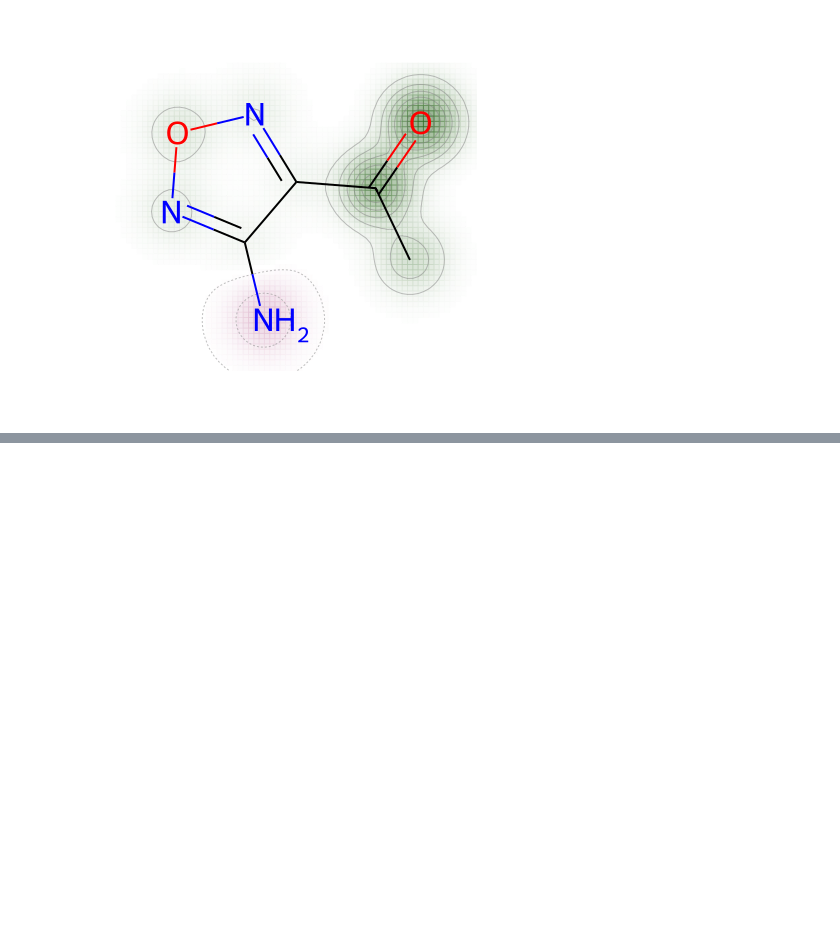
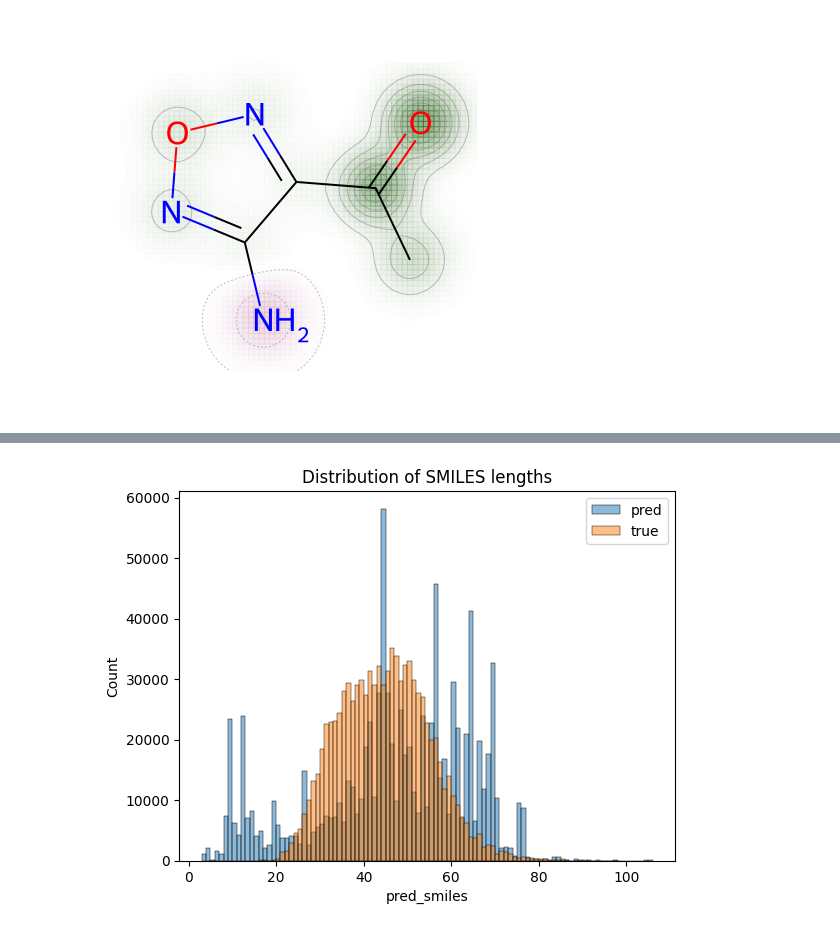
Before and after one commit to casperbroch/protein-synformer, a Jupyter notebook: Sample.ipynb, the cells around one changed output, grey strips where cells are left out. Saved outputs shown, nothing was run; the diff lists cells and outputs as text; code cells hidden in the pictures; blank space fills up the shorter version.

```diff
--- a/Sample.ipynb
+++ b/Sample.ipynb
@@ -195,0 +324,7 @@ Image.open(io.BytesIO(d.GetDrawingText()))
+# %%
+plt.title("Distribution of SMILES lengths")
+sns.histplot(df_similarity["pred_smiles"].str.len(), fill=True, label="pred", binwidth=1, alpha=0.5)
+sns.histplot(df_similarity["true_smiles"].str.len(), fill=True, label="true", binwidth=1, alpha=0.5)
+plt.legend();
+# %% [output]
+[figure, added]
```
Also changed, not shown: parts of 13 cells of this notebook.
